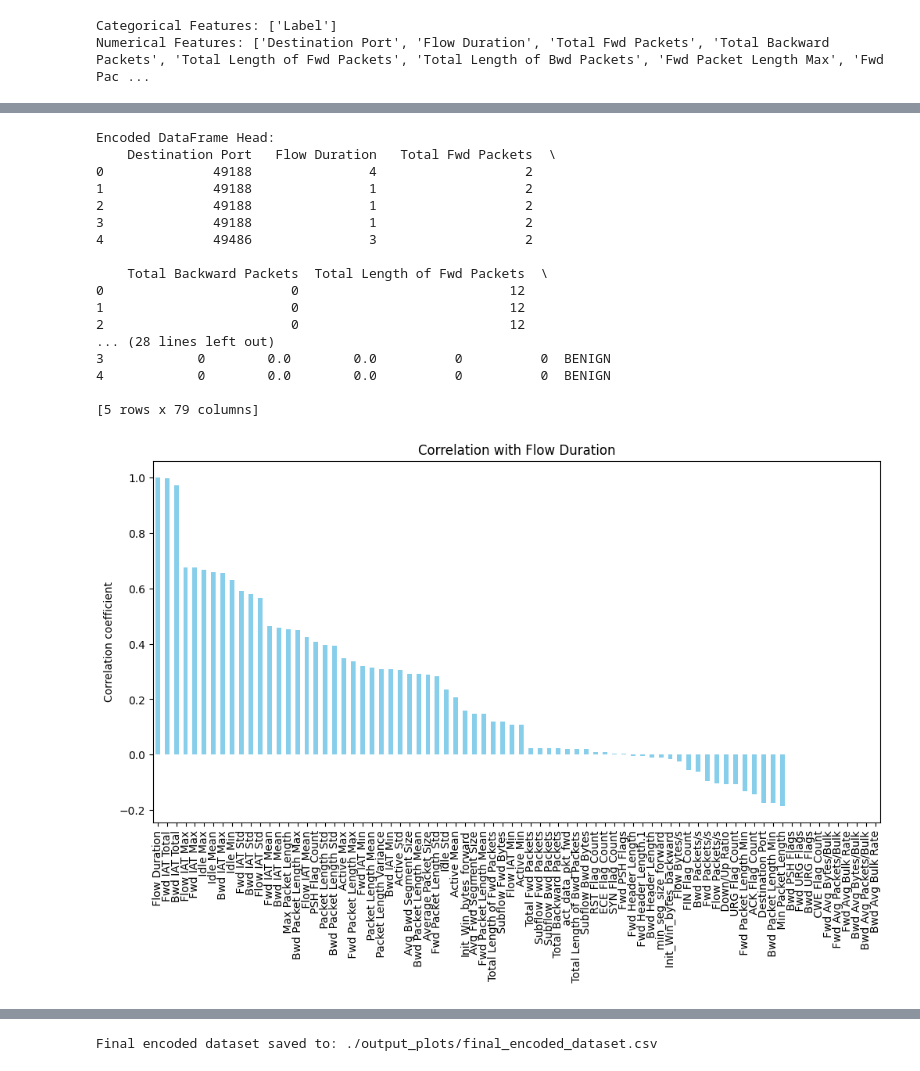
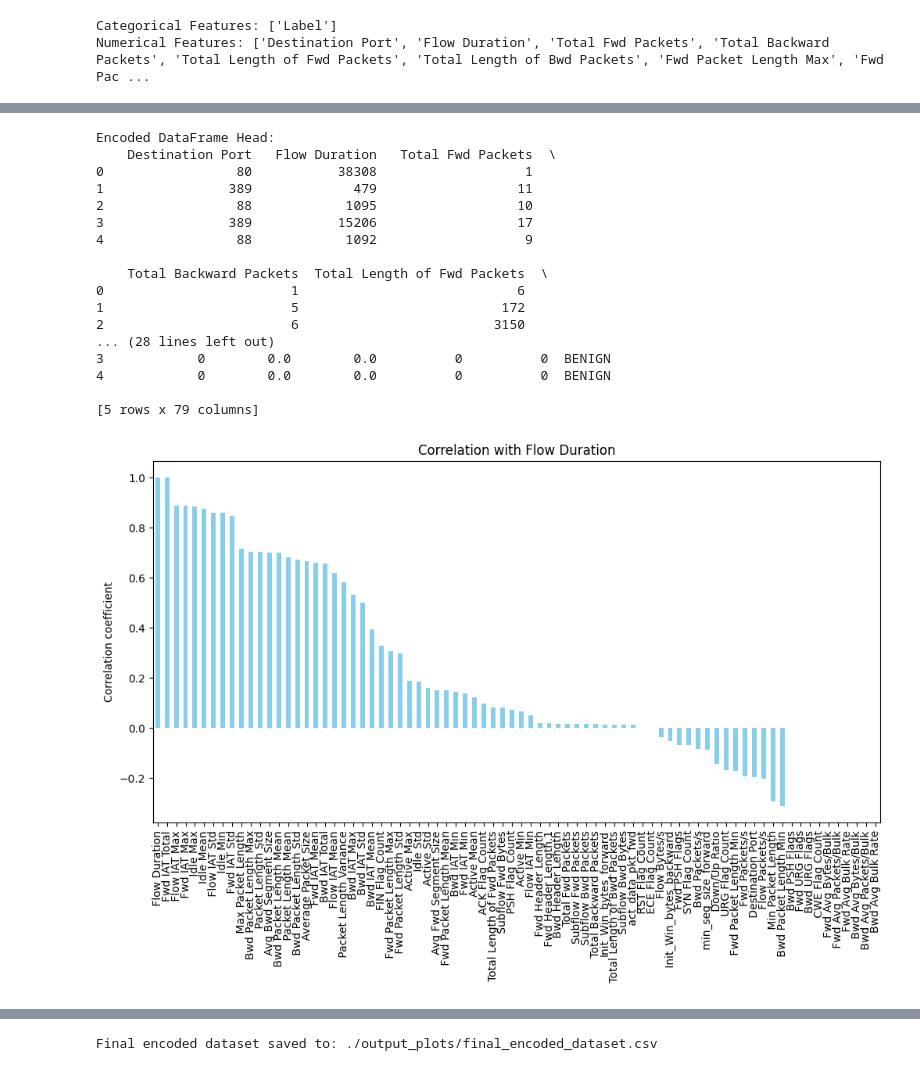
Before and after one commit to SentineNet-AI-SpringBoard/SentinelNet-AI, a Jupyter notebook: SentinelNet_Ai.ipynb, the cells around one changed output, grey strips where cells are left out. Saved outputs shown, nothing was run; the diff lists cells and outputs as text; code cells hidden in the pictures.

```diff
--- a/SentinelNet_Ai.ipynb
+++ b/SentinelNet_Ai.ipynb
@@ -246,6 +273,20 @@ Name: count, dtype: int64
 # ==========================================================
 # 8. Apply encoding on categorical features (Label)
 # ==========================================================
+from sklearn.compose import ColumnTransformer
+from sklearn.preprocessing import OneHotEncoder
+import pandas as pd
+
+# Assuming 'df' from previous steps is available and cleaned
+# If not, load the original data or cleaned intermediate data
+try:
+    df
+except NameError:
+    file_path = '/content/drive/MyDrive/Wednesday-workingHours.pcap_ISCX.csv'
+    df = pd.read_csv(file_path)
+
+categorical_features = df.select_dtypes(include='object').columns.tolist()
+
 ### This part sets up a tool to change the 'Label' column into numbers using One-Hot Encoding.
 if 'Label' in categorical_features:
     ct = ColumnTransformer(
@@ -272,16 +313,16 @@ print(df_encoded.head())
 # %% [output]
 Encoded DataFrame Head:
     Destination Port   Flow Duration   Total Fwd Packets  \
-0              49188               4                   2
-1              49188               1                   2
-2              49188               1                   2
-3              49188               1                   2
-4              49486               3                   2
+0                 80           38308                   1
+1                389             479                  11
+2                 88            1095                  10
+3                389           15206                  17
+4                 88            1092                   9
 
     Total Backward Packets  Total Length of Fwd Packets  \
-0                        0                           12
-1                        0                           12
-2                        0                           12
+0                        1                            6
+1                        5                          172
+2                        6                         3150
 ... (28 lines left out)
 3            0        0.0        0.0          0          0  BENIGN
 4            0        0.0        0.0          0          0  BENIGN
@@ -290,22 +331,22 @@ Encoded DataFrame Head:
 # %%
 import matplotlib.pyplot as plt
 import pandas as pd
 
 # Load the original data
-file_path = '/content/drive/MyDrive/Monday-WorkingHours.pcap_ISCX.csv'
+file_path = '/content/drive/MyDrive/Wednesday-workingHours.pcap_ISCX.csv'
 df = pd.read_csv(file_path)
 
 # Plotting the correlation using bargraph
 numeric_df = df.select_dtypes(include=['int64', 'float64'])
 target_corr = numeric_df.corr()[' Flow Duration'].sort_values(ascending=False)
 
 plt.figure(figsize=(12,6))
 target_corr.plot(kind='bar', color='skyblue')
 plt.title("Correlation with Flow Duration")
 plt.ylabel("Correlation coefficient")
 plt.show()
 # %% [output]
-[figure, old version]
+[figure, new version]
 # %%
 import pandas as pd
 import numpy as np
```
Also changed, not shown: parts of 14 cells of this notebook.
